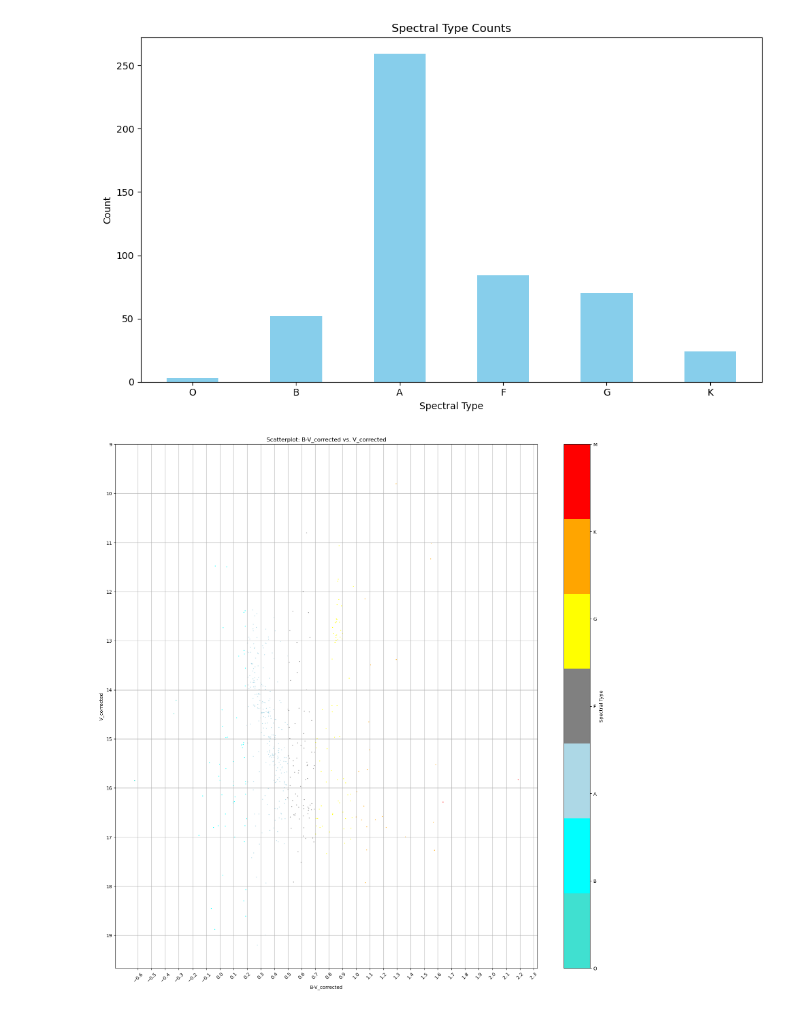
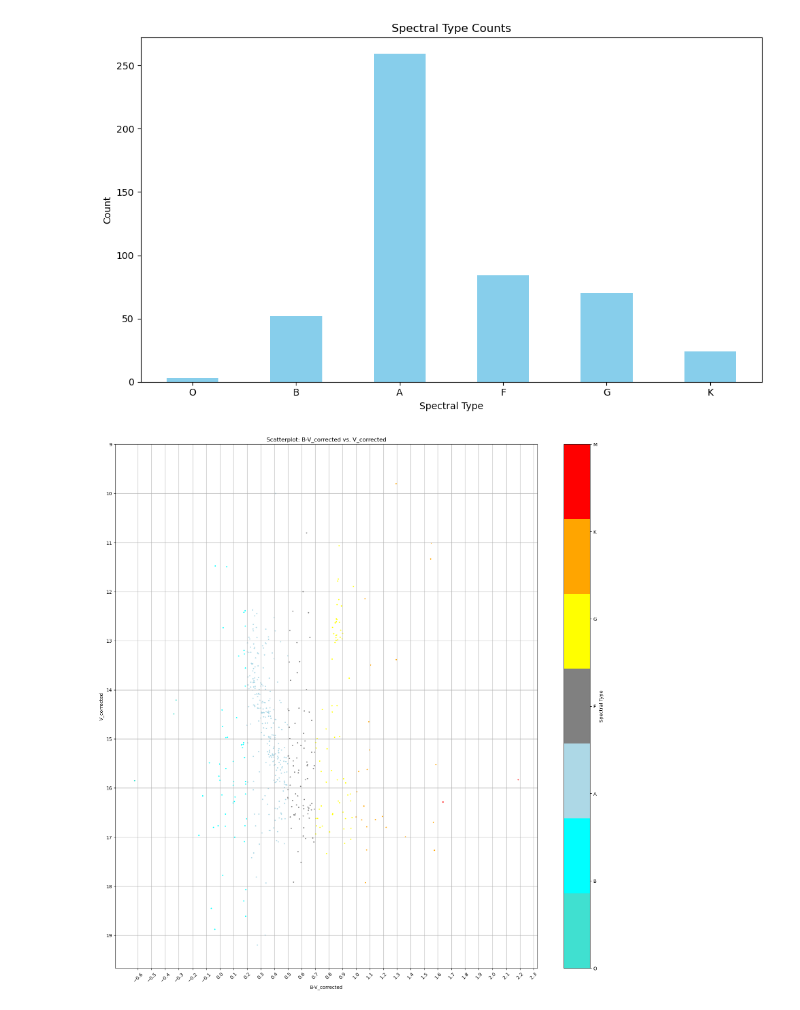
Before and after one commit to MuhammadArshad123/NGC1245, a Jupyter notebook: ngc.ipynb, the cells around one changed output. Saved outputs shown, nothing was run; the diff lists cells and outputs as text; code cells hidden in the pictures.

```diff
--- a/ngc.ipynb
+++ b/ngc.ipynb
@@ -117,32 +117,32 @@ def get_color(spectral_type):
 # Use the get_color function to assign colors based on spectral type
 colors = df['spectral_type'].apply(get_color)
 
 plt.figure(figsize=(20, 20))
-plt.scatter(df['B-V_corrected'], df['V_corrected'], color=colors, marker='.', s=2)
+plt.scatter(df['B-V_corrected'], df['V_corrected'], color=colors, marker='.', s=10)
 
 plt.gca().invert_yaxis()
 
 plt.xlabel('B-V_corrected')
 plt.ylabel('V_corrected')
 plt.title('Scatterplot: B-V_corrected vs. V_corrected')
 plt.grid(True)
 
 
 x_ticks = np.arange(-0.6, 2.4, 0.1)
 y_ticks = np.arange(9, 19.5, 1)
 
 plt.xticks(x_ticks, rotation=45)
 plt.yticks(y_ticks)
 import matplotlib.cm as cm
 # Create a ScalarMappable for the custom color mapping
 sm = cm.ScalarMappable(cmap=cm.colors.ListedColormap(list(spectral_colors.values())))
 sm.set_array([])  # Set an empty array since we're not using actual numerical data
 
 # Add the colorbar
 cbar = plt.colorbar(sm, ticks=np.linspace(0, 1, 7), label='Spectral Type')
 cbar.set_ticklabels(list(spectral_colors.keys()))  # Set tick labels to spectral types
 
 plt.savefig('ColorMagnitudeDiagram2.pdf', format='pdf', bbox_inches='tight')
 plt.show()
 # %% [output]
-[figure, old version]
+[figure, new version]
```
Also changed, not shown: parts of 1 cell of this notebook, 3 other files.
